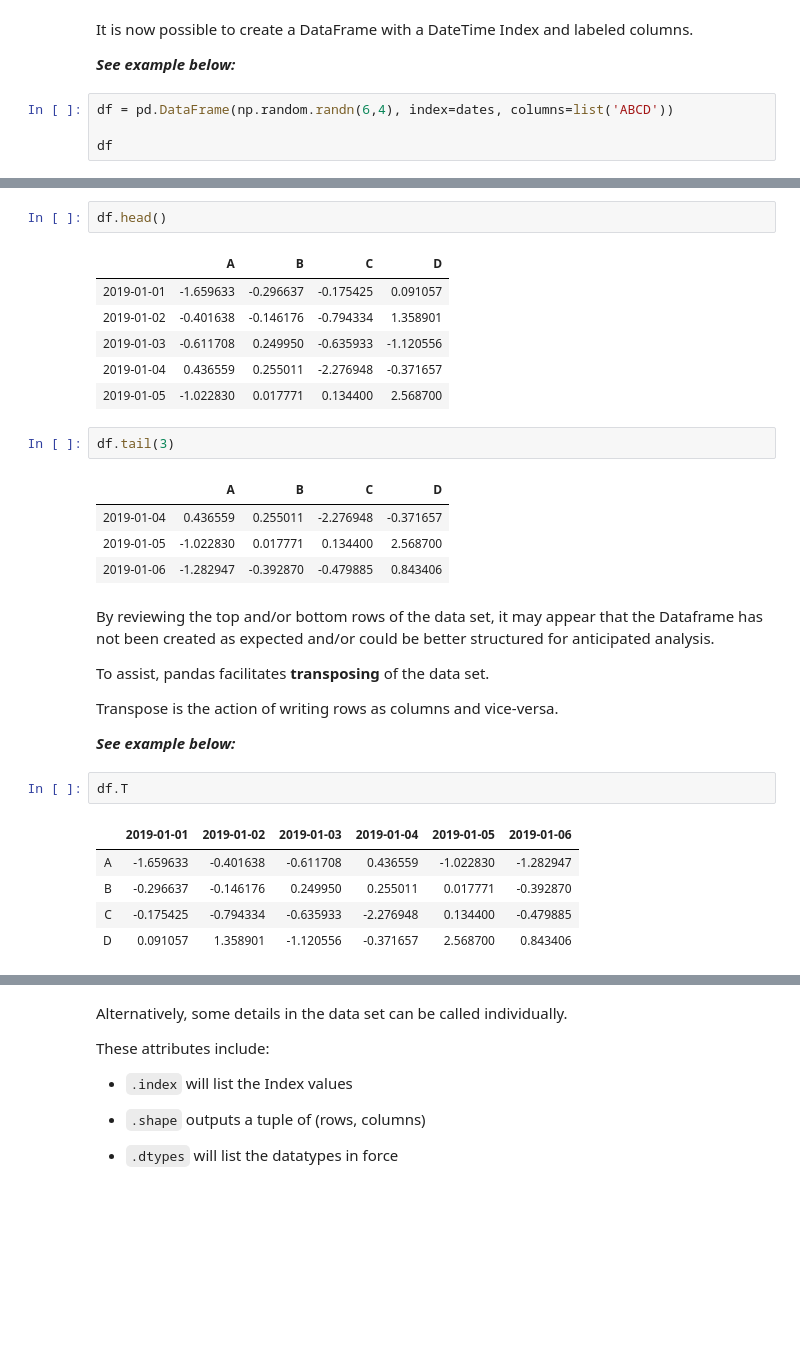
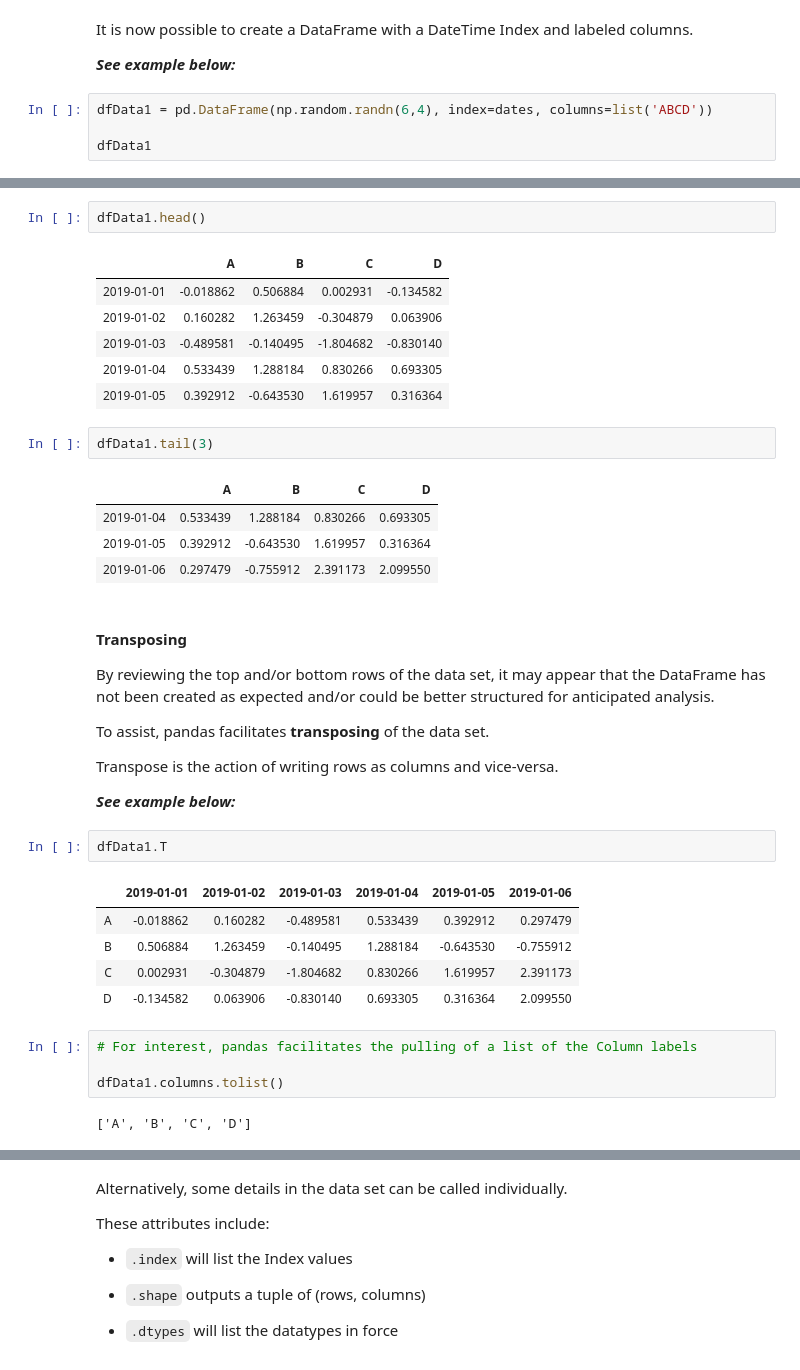
Before and after one commit to markmbadham/pydata, a Jupyter notebook: pandas.ipynb, the cells around one changed output, grey strips where cells are left out. Saved outputs shown, nothing was run; the diff lists cells and outputs as text; blank space fills up the shorter version.

```diff
--- a/pandas.ipynb
+++ b/pandas.ipynb
@@ -213,8 +240,8 @@ It is now possible to create a DataFrame with a DateTime Index and labeled colum
 
 _**See example below:**_
 # %%
-df = pd.DataFrame(np.random.randn(6,4), index=dates, columns=list('ABCD'))
+dfData1 = pd.DataFrame(np.random.randn(6,4), index=dates, columns=list('ABCD'))
 
-df
+dfData1
 # %% [output]
 |  | A | B | C | D |
@@ -273,23 +301,25 @@ pandas outputs the first five rows of the DataFrame by default, however the requ
 
 _**See examples below:**_
 # %%
-df.head()
+dfData1.head()
 # %% [output]
 |  | A | B | C | D |
-| 2019-01-01 | -1.659633 | -0.296637 | -0.175425 | 0.091057 |
-| 2019-01-02 | -0.401638 | -0.146176 | -0.794334 | 1.358901 |
-| 2019-01-03 | -0.611708 | 0.249950 | -0.635933 | -1.120556 |
-| 2019-01-04 | 0.436559 | 0.255011 | -2.276948 | -0.371657 |
-| 2019-01-05 | -1.022830 | 0.017771 | 0.134400 | 2.568700 |
+| 2019-01-01 | -0.018862 | 0.506884 | 0.002931 | -0.134582 |
+| 2019-01-02 | 0.160282 | 1.263459 | -0.304879 | 0.063906 |
+| 2019-01-03 | -0.489581 | -0.140495 | -1.804682 | -0.830140 |
+| 2019-01-04 | 0.533439 | 1.288184 | 0.830266 | 0.693305 |
+| 2019-01-05 | 0.392912 | -0.643530 | 1.619957 | 0.316364 |
 # %%
-df.tail(3)
+dfData1.tail(3)
 # %% [output]
 |  | A | B | C | D |
-| 2019-01-04 | 0.436559 | 0.255011 | -2.276948 | -0.371657 |
-| 2019-01-05 | -1.022830 | 0.017771 | 0.134400 | 2.568700 |
-| 2019-01-06 | -1.282947 | -0.392870 | -0.479885 | 0.843406 |
+| 2019-01-04 | 0.533439 | 1.288184 | 0.830266 | 0.693305 |
+| 2019-01-05 | 0.392912 | -0.643530 | 1.619957 | 0.316364 |
+| 2019-01-06 | 0.297479 | -0.755912 | 2.391173 | 2.099550 |
 # %% [markdown]
-By reviewing the top and/or bottom rows of the data set, it may appear that the Dataframe has not been created as expected and/or could be better structured for anticipated analysis.
+#### Transposing
+
+By reviewing the top and/or bottom rows of the data set, it may appear that the DataFrame has not been created as expected and/or could be better structured for anticipated analysis.
 
 To assist, pandas facilitates **transposing** of the data set.
 
@@ -298,10 +328,16 @@ Transpose is the action of writing rows as columns and vice-versa.
 
 _**See example below:**_
 # %%
-df.T
+dfData1.T
 # %% [output]
 |  | 2019-01-01 | 2019-01-02 | 2019-01-03 | 2019-01-04 | 2019-01-05 | 2019-01-06 |
-| A | -1.659633 | -0.401638 | -0.611708 | 0.436559 | -1.022830 | -1.282947 |
-| B | -0.296637 | -0.146176 | 0.249950 | 0.255011 | 0.017771 | -0.392870 |
-| C | -0.175425 | -0.794334 | -0.635933 | -2.276948 | 0.134400 | -0.479885 |
-| D | 0.091057 | 1.358901 | -1.120556 | -0.371657 | 2.568700 | 0.843406 |
+| A | -0.018862 | 0.160282 | -0.489581 | 0.533439 | 0.392912 | 0.297479 |
+| B | 0.506884 | 1.263459 | -0.140495 | 1.288184 | -0.643530 | -0.755912 |
+| C | 0.002931 | -0.304879 | -1.804682 | 0.830266 | 1.619957 | 2.391173 |
+| D | -0.134582 | 0.063906 | -0.830140 | 0.693305 | 0.316364 | 2.099550 |
+# %%
+# For interest, pandas facilitates the pulling of a list of the Column labels
+
+dfData1.columns.tolist()
+# %% [output]
+['A', 'B', 'C', 'D']
```
Also changed, not shown: parts of 288 cells of this notebook.
